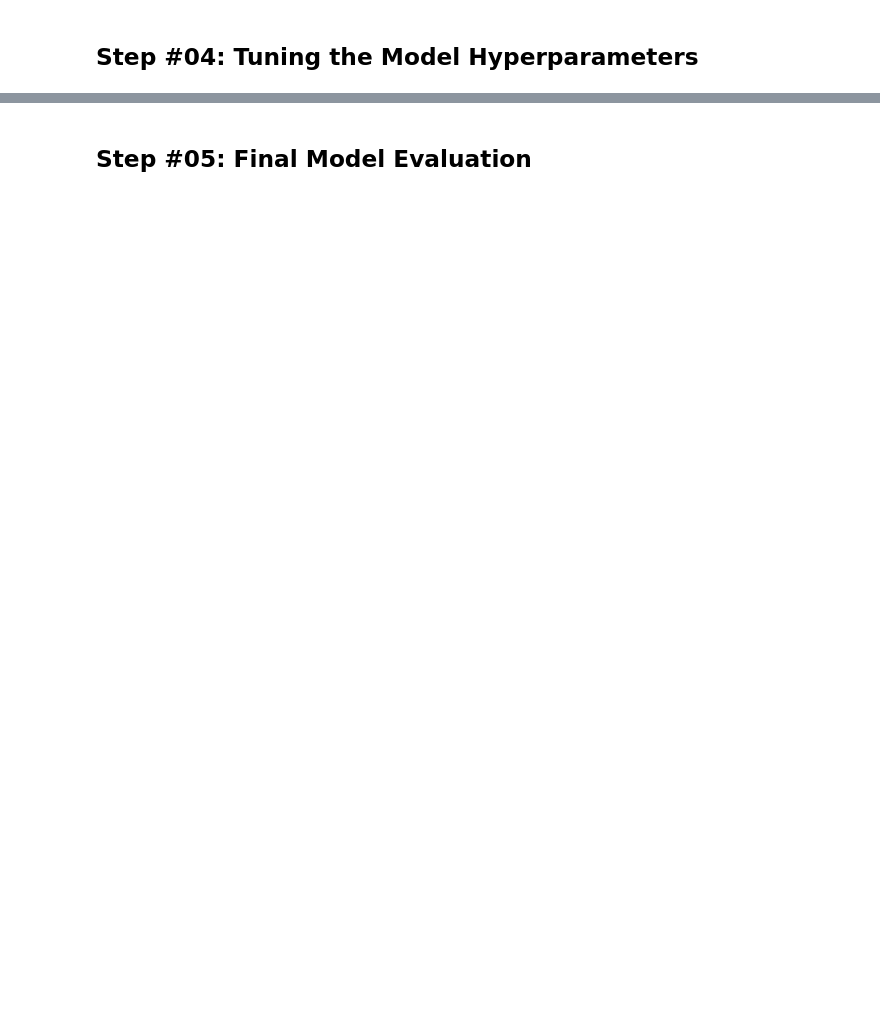
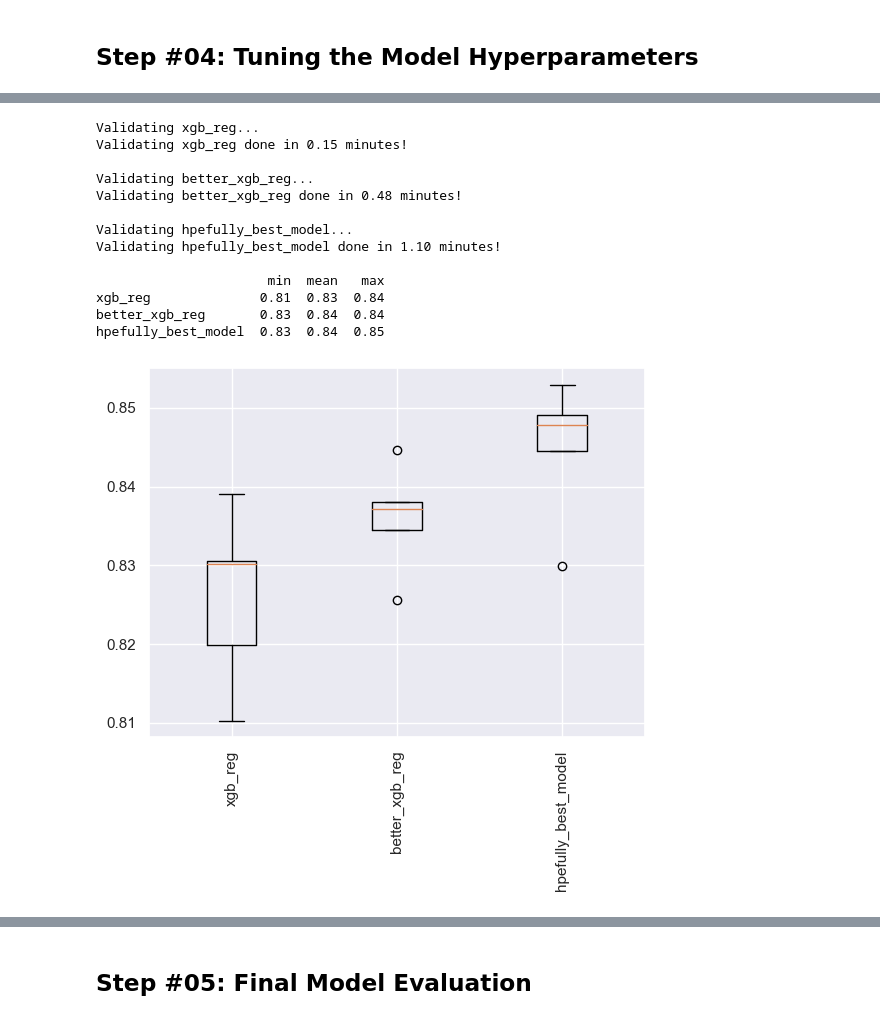
Before and after one commit to mohebmaher/GDSC-California-Housing-Prices, a Jupyter notebook: 04_model_validation-and_tuning.ipynb, the cells around one changed output, grey strips where cells are left out. Saved outputs shown, nothing was run; the diff lists cells and outputs as text; code cells hidden in the pictures; blank space fills up the shorter version.

```diff
--- a/04_model_validation-and_tuning.ipynb
+++ b/04_model_validation-and_tuning.ipynb
@@ -457,13 +588,28 @@ hpefully_best_model.fit(X_train, y_train);
 # %%
 %%time
 # Compare different models:
 %run "./recipes/compare_models.py";
 results = compare_models(
     X_train,
     y_train,
     r2,
     cv=5,
     xgb_reg=xgb_reg,
     better_xgb_reg=better_xgb_reg,
-    hpefully_best_model
+    hpefully_best_model=hpefully_best_model
 );
+# %% [output]
+Validating xgb_reg...
+Validating xgb_reg done in 0.15 minutes!
+
+Validating better_xgb_reg...
+Validating better_xgb_reg done in 0.48 minutes!
+
+Validating hpefully_best_model...
+Validating hpefully_best_model done in 1.10 minutes!
+
+                      min  mean   max
+xgb_reg              0.81  0.83  0.84
+better_xgb_reg       0.83  0.84  0.84
+hpefully_best_model  0.83  0.84  0.85
+[figure, added]
```
Also changed, not shown: parts of 39 cells of this notebook.
